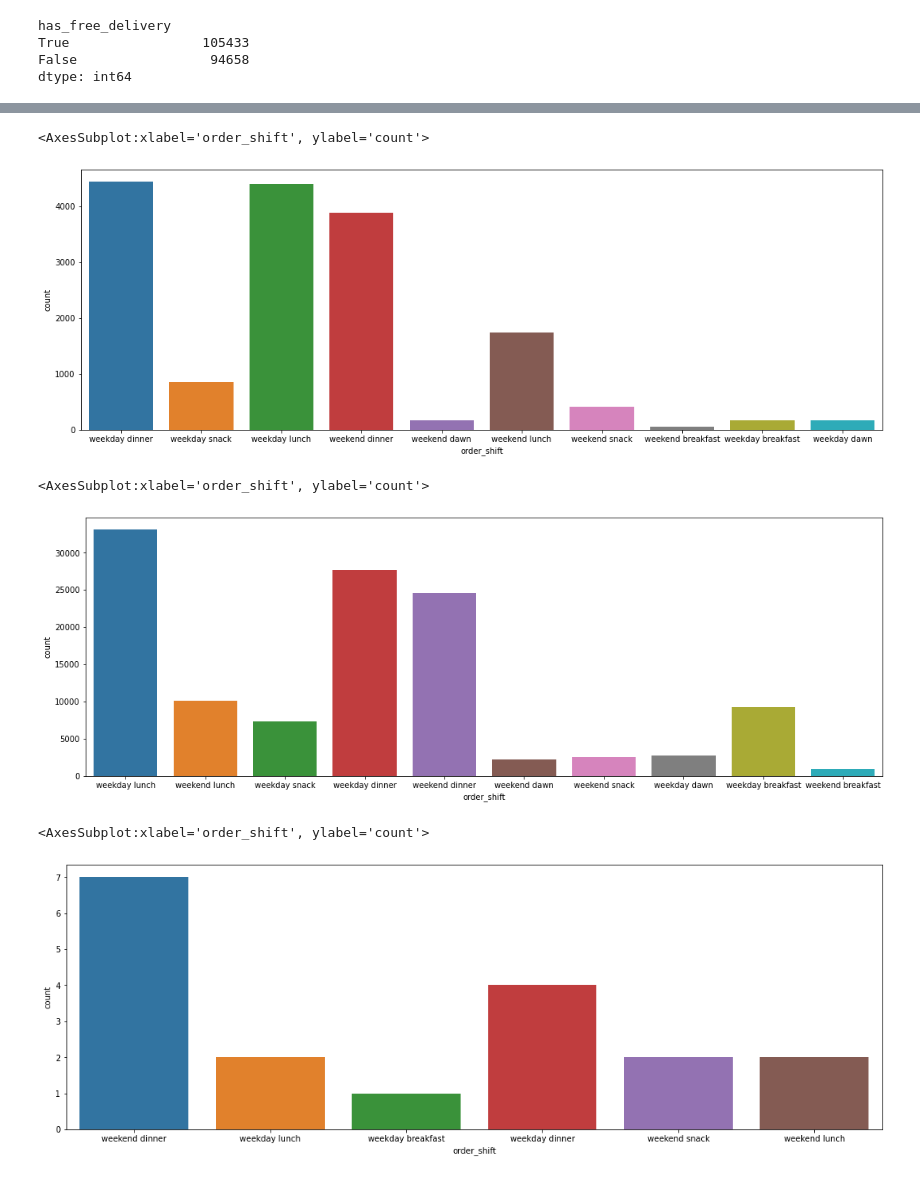
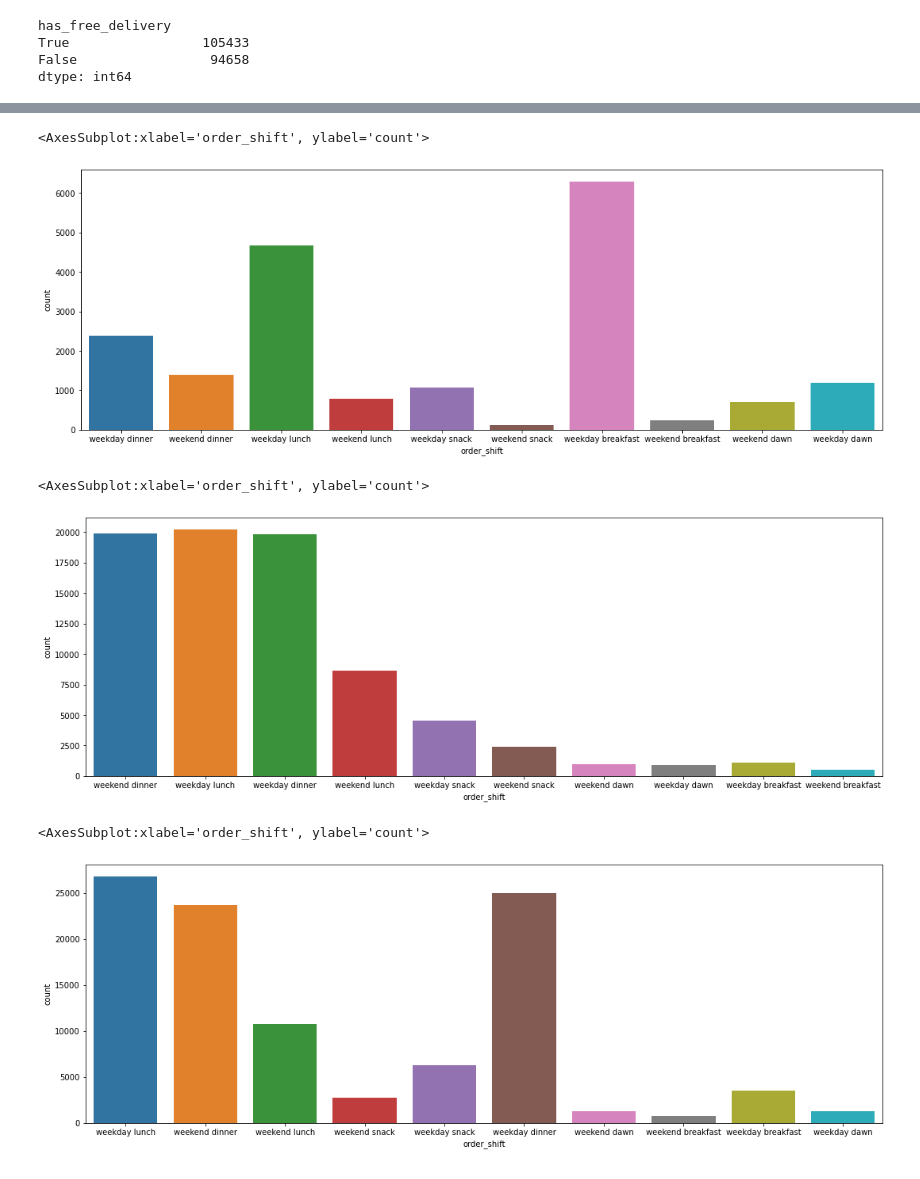
Before and after one commit to carinarover/agrupamento_clientes, a Jupyter notebook: clustering_clientes.ipynb, the cells around one changed output, grey strips where cells are left out. Cells and saved outputs as stored; diff of their text form; code cells hidden in the pictures.

```diff
--- a/clustering_clientes.ipynb
+++ b/clustering_clientes.ipynb
@@ -937,7 +915,7 @@ plt.show()
 # %% [markdown]
 #### Encoder
 # %%
-to_ohe = ['scheduled', 'device_platform', 'device_type', 'has_free_delivery', 'ifood_status_last_month']
+to_ohe = ['device_platform', 'device_type', 'has_free_delivery', 'ifood_status_last_month']
 
 ohe = OneHotEncoder(handle_unknown='error',sparse=False,drop="if_binary")
 
@@ -1013,12 +988,0 @@ df_s
-# %%
-# Plotar a inércia para os n clusters usados.
-
-#escolher até a quantidade maxima de clusters que deseja testar
-range_clust = list(range(1,6))
-inertia = []
-for n_clus in range_clust:  # iterar sobre o intervalo de ncluster desejado
-    kmclust = KMeans(n_clusters=n_clus, init='k-means++', n_init=10, random_state=42)
-    kmclust.fit(df4)
-    inertia.append(kmclust.inertia_)  # salva a inércia da solução de cluster fornecida
-
-inertia = dict(zip(range_clust,inertia))
@@ -1159,0 +989,12 @@ df3.groupby(['labels']).mean()
+# %%
+# Plotar a inércia para os n clusters usados.
+
+#escolher até a quantidade maxima de clusters que deseja testar
+range_clust = list(range(1,6))
+inertia = []
+for n_clus in range_clust:  # iterar sobre o intervalo de ncluster desejado
+    kmclust = KMeans(n_clusters=n_clus, init='k-means++', n_init=10, random_state=42)
+    kmclust.fit(df_s)
+    inertia.append(kmclust.inertia_)  # salva a inércia da solução de cluster fornecida
+
+inertia = dict(zip(range_clust,inertia))
@@ -1159,0 +1091,6 @@ df3.groupby(['labels']).mean()
+# %%
+## Definir a escolha de k, o número de clusters.
+n_clusters = 3
+# Aplique kmeans para o número de clusters definidos.
+kmclust = KMeans(n_clusters=n_clusters, init='k-means++', n_init=5, random_state=42,verbose=0)
+km_labels = kmclust.fit_predict(df_s)
@@ -1316,28 +1262,28 @@ weekend breakfast     1653
 dtype: int64
 # %%
 plt.figure(figsize=(18,6))
-pedido = df2['clusters'] == 0
+pedido = df3['labels'] == 0
 df_pedido = df2[pedido]
 df_pedido['order_shift']
 sns.countplot(df_pedido['order_shift'])
 # %% [output]
 <AxesSubplot:xlabel='order_shift', ylabel='count'>
-[figure, old version]
+[figure, new version]
 # %%
 plt.figure(figsize=(18,6))
-pedido = df2['clusters'] == 1
+pedido = df3['labels'] == 1
 df_pedido = df2[pedido]
 df_pedido['order_shift']
 sns.countplot(df_pedido['order_shift'])
 # %% [output]
 <AxesSubplot:xlabel='order_shift', ylabel='count'>
-[figure, old version]
+[figure, new version]
 # %%
 plt.figure(figsize=(18,6))
-pedido = df2['clusters'] == 2
+pedido = df3['labels'] == 2
 df_pedido = df2[pedido]
 df_pedido['order_shift']
 sns.countplot(df_pedido['order_shift'])
 # %% [output]
 <AxesSubplot:xlabel='order_shift', ylabel='count'>
-[figure, old version]
+[figure, new version]
```
Also changed, not shown: parts of 61 cells of this notebook.
